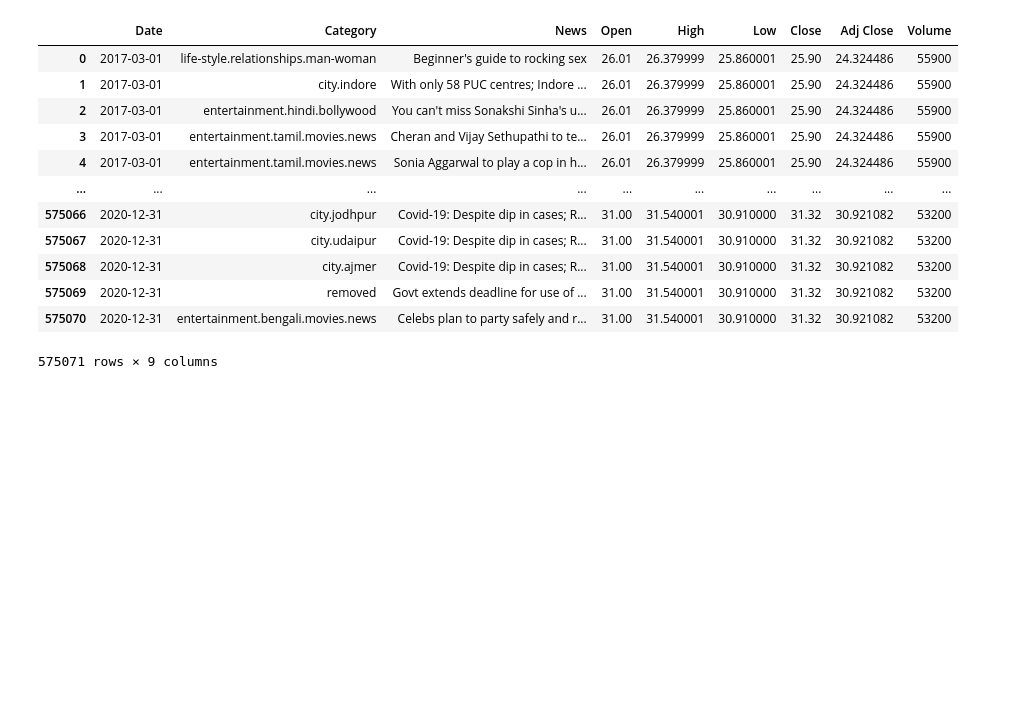
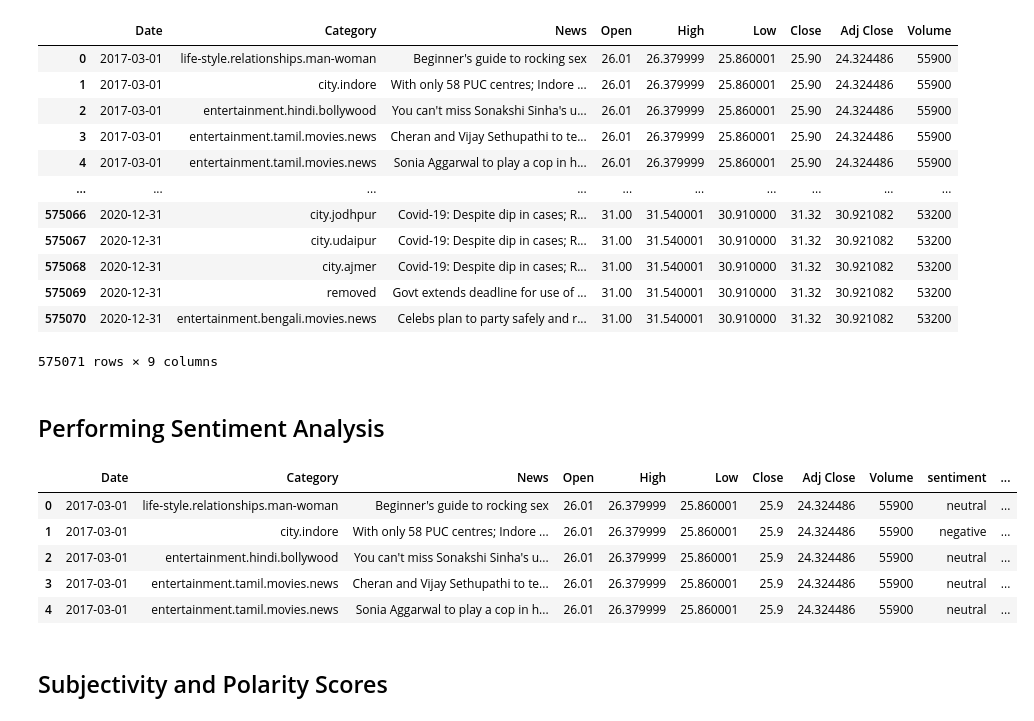
Before and after one commit to Sabyasachi-Seal/StockMarketPrediction, a Jupyter notebook: stockmarketprediction.ipynb, the cells around one changed output. Drawn from its saved outputs; the diff is of its cells as text; code cells hidden in the pictures; blank space fills up the shorter version.

Commit message:
Subjectivity and Polarity Scores

```diff
--- a/stockmarketprediction.ipynb
+++ b/stockmarketprediction.ipynb
@@ -403,3 +403,29 @@ hybrid_data
 | 575069 | 2020-12-31 | removed | Govt extends deadline for use of ... | 31.00 | 31.540001 | 30.910000 | 31.32 | 30.921082 | 53200 |
 | 575070 | 2020-12-31 | entertainment.bengali.movies.news | Celebs plan to party safely and r... | 31.00 | 31.540001 | 30.910000 | 31.32 | 30.921082 | 53200 |
 575071 rows × 9 columns
+# %% [markdown]
+## Performing Sentiment Analysis
+# %%
+def analysis_polarity(headline):
+    result = TextBlob(headline)
+    if result.sentiment.polarity < 0:
+        return 'negative'
+    elif result.sentiment.polarity == 0:
+        return 'neutral'
+    else:
+        return 'positive'
+# %%
+hybrid_data['sentiment'] = np.array([analysis_polarity(headline) for headline in hybrid_data['News']])
+# %%
+senti_data = pd.get_dummies(hybrid_data['sentiment'],drop_first=True)
+hybrid_data = pd.concat([hybrid_data,senti_data],axis=1)
+hybrid_data.head()
+# %% [output]
+|  | Date | Category | News | Open | High | Low | Close | Adj Close | Volume | sentiment | ... |
+| 0 | 2017-03-01 | life-style.relationships.man-woman | Beginner's guide to rocking sex | 26.01 | 26.379999 | 25.860001 | 25.9 | 24.324486 | 55900 | neutral | ... |
+| 1 | 2017-03-01 | city.indore | With only 58 PUC centres; Indore ... | 26.01 | 26.379999 | 25.860001 | 25.9 | 24.324486 | 55900 | negative | ... |
+| 2 | 2017-03-01 | entertainment.hindi.bollywood | You can't miss Sonakshi Sinha's u... | 26.01 | 26.379999 | 25.860001 | 25.9 | 24.324486 | 55900 | neutral | ... |
+| 3 | 2017-03-01 | entertainment.tamil.movies.news | Cheran and Vijay Sethupathi to te... | 26.01 | 26.379999 | 25.860001 | 25.9 | 24.324486 | 55900 | neutral | ... |
+| 4 | 2017-03-01 | entertainment.tamil.movies.news | Sonia Aggarwal to play a cop in h... | 26.01 | 26.379999 | 25.860001 | 25.9 | 24.324486 | 55900 | neutral | ... |
+# %% [markdown]
+## Subjectivity and Polarity Scores
```
Also changed, not shown: parts of 2 cells of this notebook.
